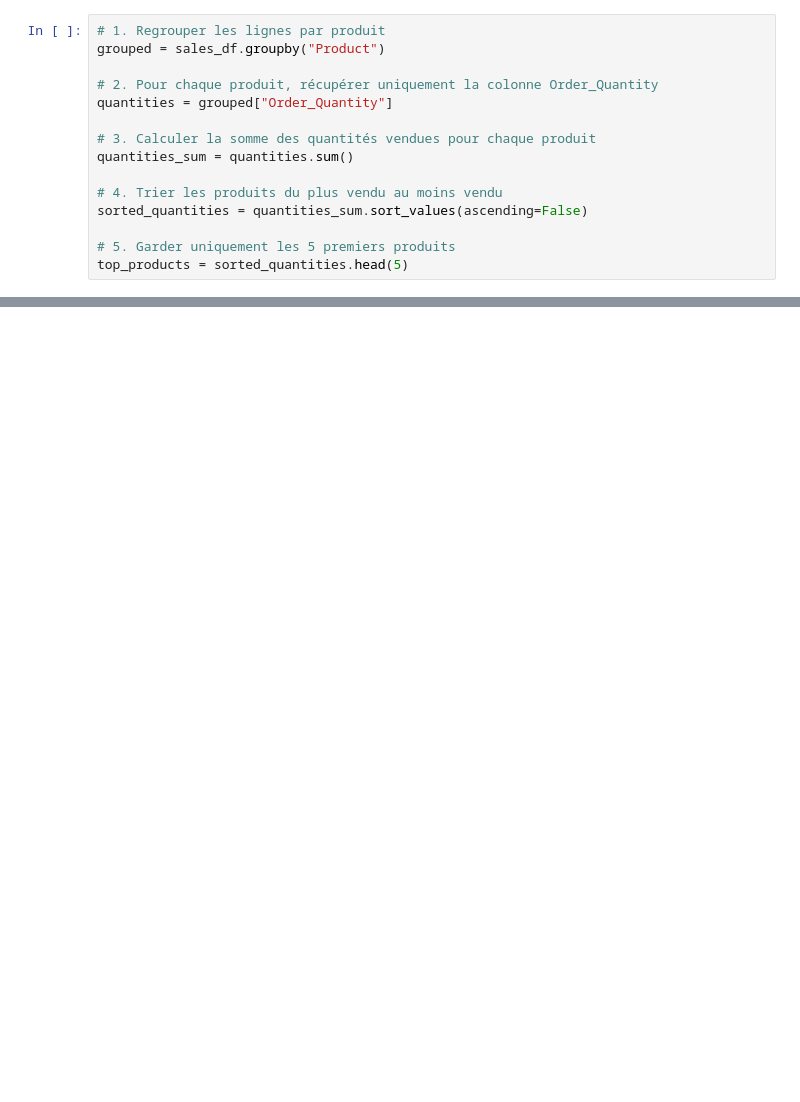
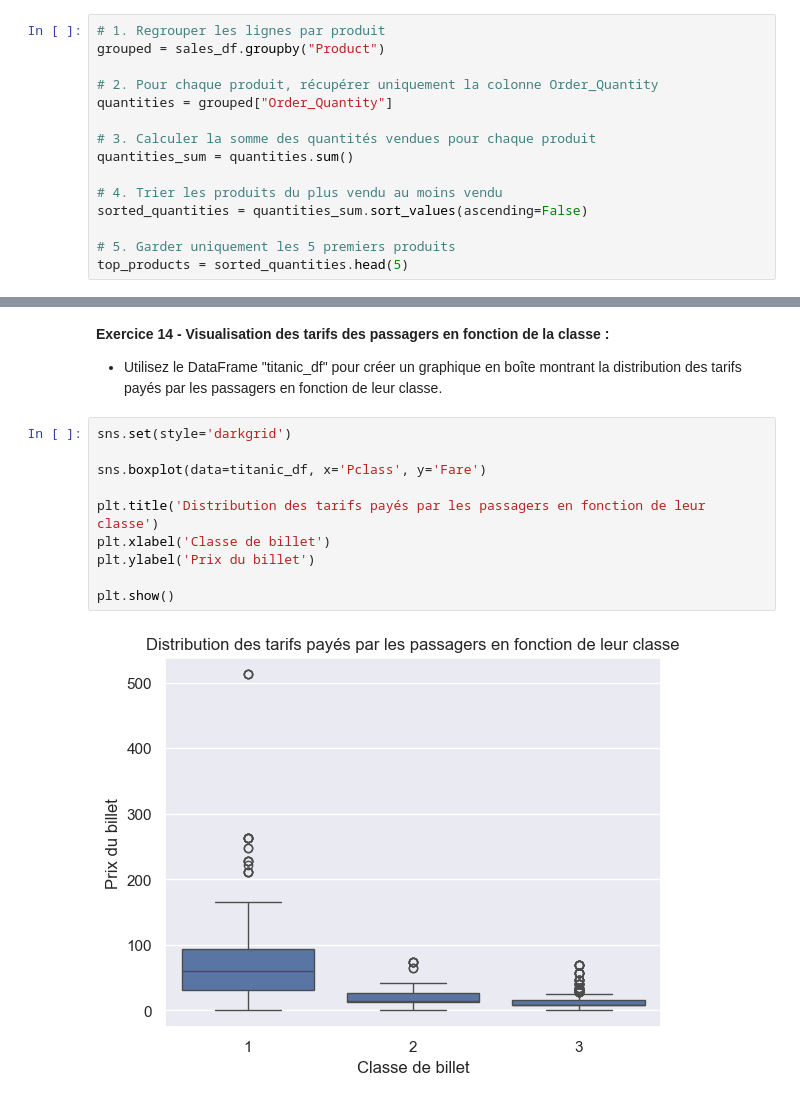
Before and after one commit to timdazayous/InitiationPython, a Jupyter notebook: Seaborn.ipynb, the cells around one changed output, grey strips where cells are left out. Saved outputs shown, nothing was run; the diff lists cells and outputs as text; blank space fills up the shorter version.

```diff
--- a/Seaborn.ipynb
+++ b/Seaborn.ipynb
@@ -339,0 +361,15 @@ top_products = sorted_quantities.head(5)
+# %% [markdown]
+**Exercice 14 - Visualisation des tarifs des passagers en fonction de la classe :**
+* Utilisez le DataFrame "titanic_df" pour créer un graphique en boîte montrant la distribution des tarifs payés par les passagers en fonction de leur classe.
+# %%
+sns.set(style='darkgrid')
+
+sns.boxplot(data=titanic_df, x='Pclass', y='Fare')
+
+plt.title('Distribution des tarifs payés par les passagers en fonction de leur classe')
+plt.xlabel('Classe de billet')
+plt.ylabel('Prix du billet')
+
+plt.show()
+# %% [output]
+[figure, added]
```
Also changed, not shown: parts of 3 cells of this notebook.
